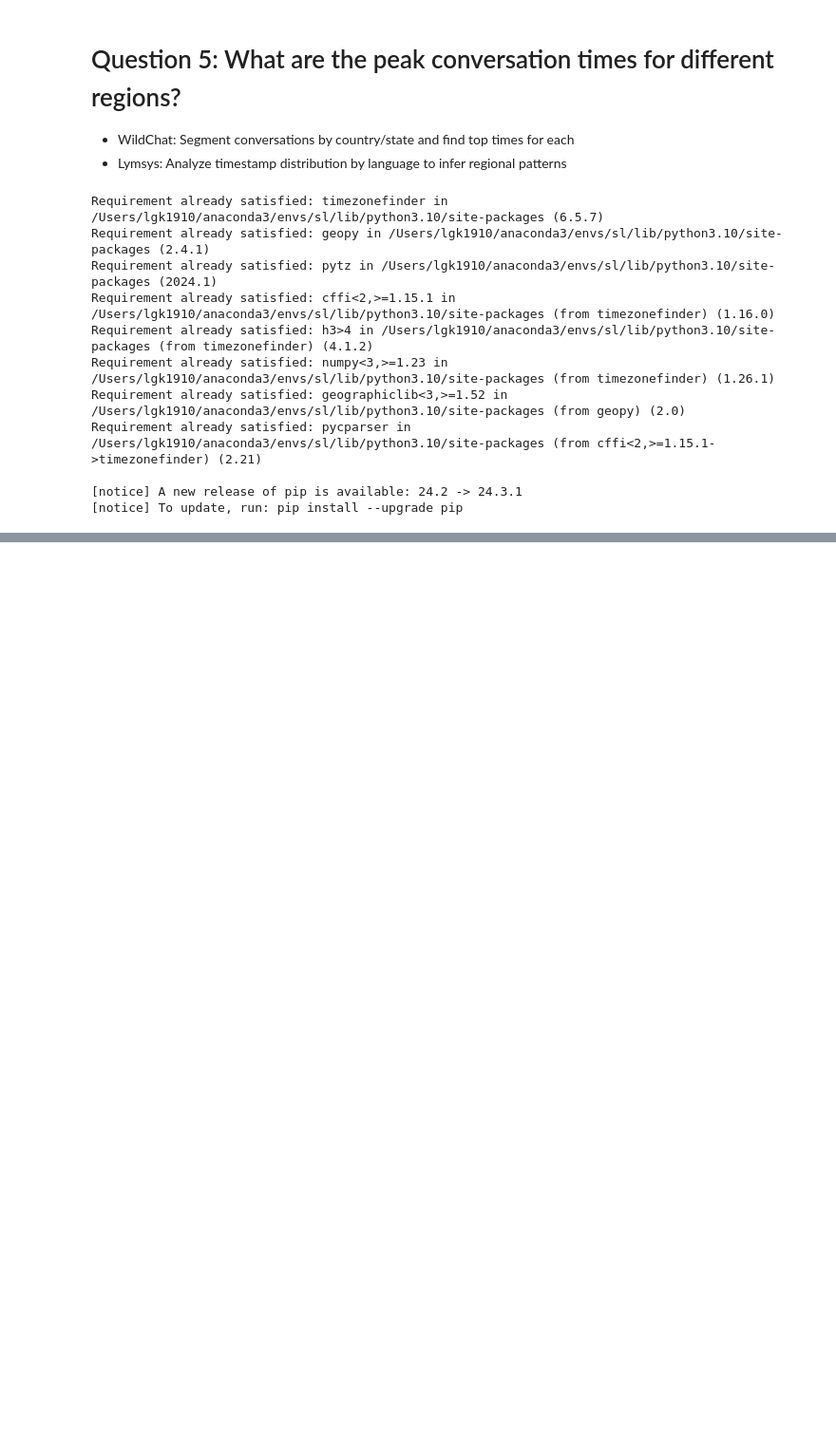
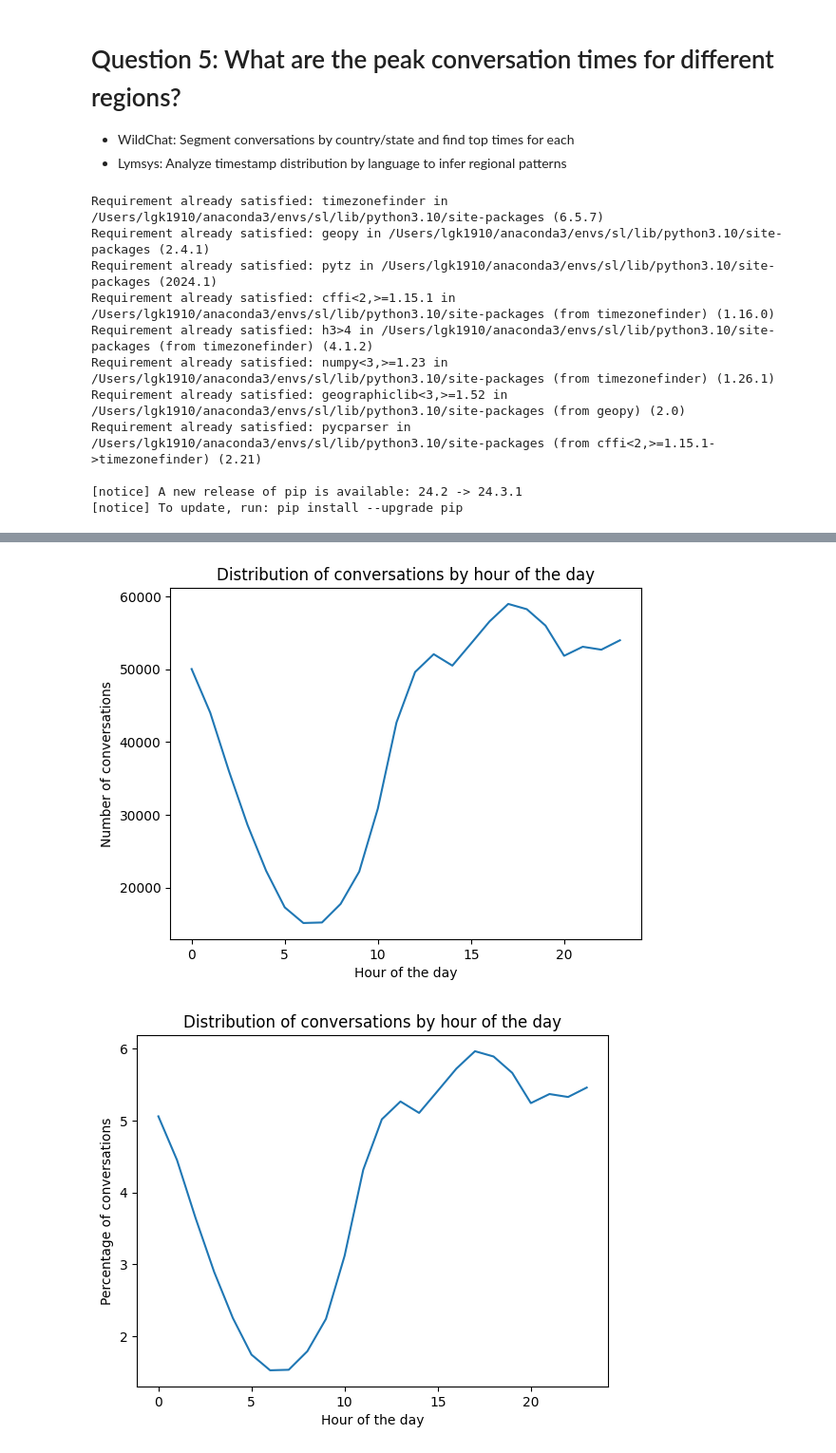
Before and after one commit to nlgkhoi/mbd-project-ut, a Jupyter notebook: khoi/notebook.ipynb, the cells around one changed output, grey strips where cells are left out. Shown at 95% size. Drawn from its saved outputs; the diff is of its cells as text; code cells hidden in the pictures; blank space fills up the shorter version.

Commit message:
Add code to load timezone and offset the time to the correct local time

```diff
--- a/khoi/notebook.ipynb
+++ b/khoi/notebook.ipynb
@@ -908,0 +994,16 @@ local_time = datetime.now(local_timezone)
+# %%
+# Divide 24 hours to 24 bins and assign each hour to a bin
+# and assign each row to a bin based on the timestamp
+wildchat_df = wildchat_df.withColumn("hour_bin_offseted", F.hour("offseted_timestamp"))
+
+# Group by country and hour_bin and count the number of conversations, omit NULL country
+timezone_hour_counts_offseted = wildchat_df.filter(F.col("country").isNotNull()).groupBy("country", "hour_bin_offseted").count().orderBy("country", "hour_bin_offseted")
+
+# Aggregate groups by country and find the top 5 hours with the most conversations, get them into a list in a column called 'peak_hours'
+window = Window.partitionBy("country").orderBy(F.col("count").desc())
+timezone_hour_counts_offseted = timezone_hour_counts_offseted.withColumn("rank", F.rank().over(window))
+timezone_hour_counts_offseted = timezone_hour_counts_offseted.filter(F.col("rank") <= 5)
+timezone_hour_counts_offseted = timezone_hour_counts_offseted.groupBy("country").agg(F.collect_list("hour_bin_offseted").alias("offseted_peak_hours"))
+
+# Show the results
+timezone_hour_counts_offseted.show(20)
@@ -908,0 +1028,30 @@ local_time = datetime.now(local_timezone)
+# %%
+# Count number of conversations group by offseted_hour_bin
+hour_bin_counts = wildchat_df.groupBy("hour_bin_offseted").count().orderBy("hour_bin_offseted")
+
+# Conver to percentage
+total_conversations = wildchat_df.count()
+hour_bin_counts = hour_bin_counts.withColumn("percentage", (F.col("count") / total_conversations) * 100)
+
+# Convert to pandas for plotting
+hour_bin_counts_pd = hour_bin_counts.toPandas()
+
+# Plot the distribution of conversations by hour, by line plot
+plt.plot(hour_bin_counts_pd["hour_bin_offseted"], hour_bin_counts_pd["count"])
+plt.xlabel("Hour of the day")
+plt.ylabel("Number of conversations")
+plt.title("Distribution of conversations by hour of the day")
+plt.show()
+
+# Plot the distribution of conversations by hour, by line plot
+plt.plot(hour_bin_counts_pd["hour_bin_offseted"], hour_bin_counts_pd["percentage"])
+plt.xlabel("Hour of the day")
+plt.ylabel("Percentage of conversations")
+plt.title("Distribution of conversations by hour of the day")
+plt.show()
+
+# print the count and percentage columns of conversations, descending order
+hour_bin_counts.orderBy("percentage", ascending=False).show(24)
+# %% [output]
+[figure, added]
+[figure, added]
```
Also changed, not shown: parts of 20 cells of this notebook, 7 other files.
